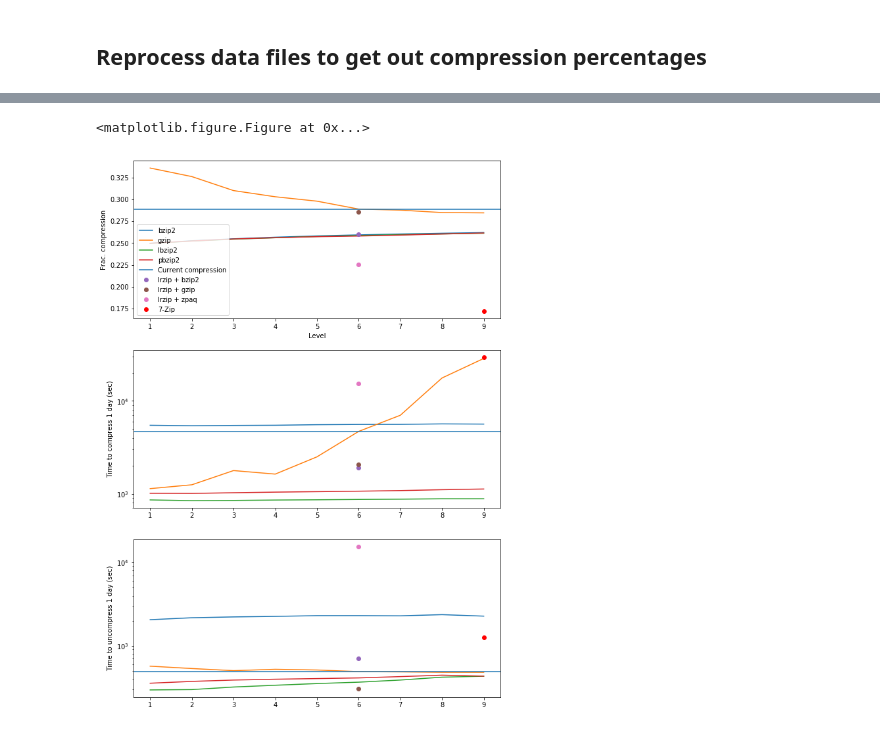
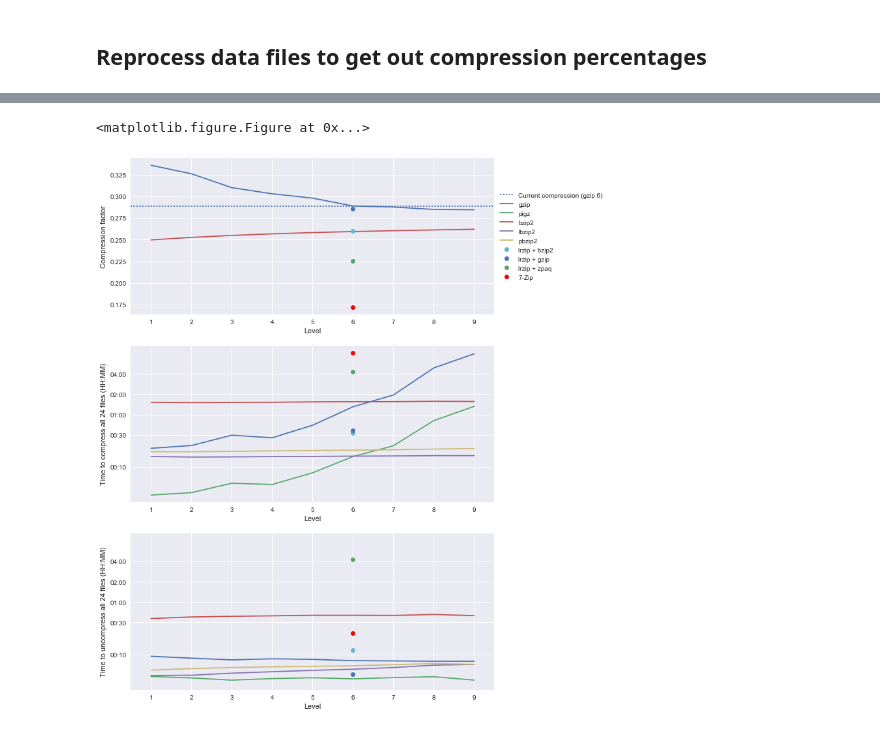
Before and after one commit to COVIS-Sonar/data-storage-analysis, a Jupyter notebook: Compression Analysis.ipynb, the cells around one changed output, grey strips where cells are left out. Drawn from its saved outputs; the diff is of its cells as text; code cells hidden in the pictures.

```diff
--- a/Compression Analysis.ipynb
+++ b/Compression Analysis.ipynb
@@ -12,7 +16,7 @@ from pandas.tseries.offsets import *
 ## Load files
 # %%
 
-raw_data = pd.read_csv('raw-data/results.txt', sep='\t', header=None,
+raw_data = pd.read_csv('raw-data/results_feline.txt', sep='\t', header=None,
                        names=['algo','level','filename', 'compress_sec','size','uncompress_sec'])
 
 
@@ -90,37 +113,77 @@ print(total_compression)
 # %%
 ## Create compression ratio plot
 # %%
+sns.set()
 plt.figure()
 # Create a figure with a single subplot
 f, ax = plt.subplots(3, figsize=(10,15))
 
+data = total_compression
 
-for idx,data in enumerate( [total_compression, total_times['compress_sec'], total_times['uncompress_sec']  ]):
 
-    for algo in ['bzip2', 'gzip', 'lbzip2', 'pbzip2']:
-        ax[idx].plot( data[algo], label=algo)
 
-    ax[idx].axhline(data['gzip','6'], label='Current compression')
-    #ax.plot(6, total_compression['gzip','6'], 'o', label='Current compression')
+# ## Plot
+# for algo in [ 'gzip', 'bzip2']:
+#     ax[0].plot( data[algo], label=algo)
+
+
+# ax[0].plot(6, data['lrzip','bzip2'], 'o', label='lrzip + bzip2')
+# ax[0].plot(6, data['lrzip','gzip'], 'o', label='lrzip + gzip')
+# ax[0].plot(6, data['lrzip','zpaq'], 'o', label='lrzip + zpaq')
+
+# ax[0].plot(9, data['7z','x'], 'ro', label='7-Zip')
+
+for idx,data in enumerate( [total_compression,
+                            total_times['compress_sec'],
+                            total_times['uncompress_sec']]):
+
+    if idx == 0:
+        ax[idx].axhline(data['gzip','6'], ls=':', label='Current compression (gzip 6)')
+
+    for algo in [ 'gzip', 'pigz', 'bzip2', 'lbzip2', 'pbzip2']:
+        if algo in ['pigz', 'lbzip2', 'pbzip2'] and idx == 0:
+            ax[idx].plot( [0.3], label=algo)
+        else:
+            ax[idx].plot( data[algo], label=algo)
 
     ax[idx].plot(6, data['lrzip','bzip2'], 'o', label='lrzip + bzip2')
     ax[idx].plot(6, data['lrzip','gzip'], 'o', label='lrzip + gzip')
     ax[idx].plot(6, data['lrzip','zpaq'], 'o', label='lrzip + zpaq')
 
-    ax[idx].plot(9, data['7z','x'], 'ro', label='7-Zip')
+    ax[idx].plot(6, data['7z','x'], 'ro', label='7-Zip')
 
-ax[0].legend()
-ax[0].set_ylabel("Frac. compression")
+    ax[idx].set_xlim([0.5,9.5])
+
+#ax[0].legend()
+# Put a legend to the right of the current axis
+ax[0].legend(loc='center left', bbox_to_anchor=(1, 0.5))
+ax[0].set_ylabel("Compression factor")
 ax[0].set_xlabel("Level")
 
-ax[1].set_yscale('log')
-ax[1].set_ylabel("Time to compress 1 day (seconds)")
+def timeTicks(x, pos):
+    d = timedelta(seconds=x.item())
 
-ax[2].set_yscale('log')
-ax[2].set_ylabel("Time to uncompress 1 day (seconds)")
+    seconds = d.total_seconds() # drop microseconds
+    minutes, seconds = divmod(seconds, 60)
+    hours, minutes = divmod(minutes, 60)
+    return "%02d:%02d" % (hours,minutes)
 
+    #return str(d)
+
+formatter = ticker.FuncFormatter(timeTicks)
+
+ax[1].set_ylabel("Time to compress all 24 files (HH:MM)")
+ax[2].set_ylabel("Time to uncompress all 24 files (HH:MM)")
+
+for i in [1,2]:
+    ax[i].set_xlabel("Level")
+    ax[i].set_yscale('log', basey=60)
+    ax[i].set_yticks([60*10, 60*30, 60*60, 60*60*2, 60*60*4 ])
+    ax[i].yaxis.set_major_formatter(formatter)
+
+ax[2].set_ylim( ax[1].get_ylim() )
 
 plt.show()
 # %% [output]
 <matplotlib.figure.Figure at 0x...>
-[figure, old version]
+[figure, new version]
```
Also changed, not shown: parts of 3 cells of this notebook, 2 other files.
